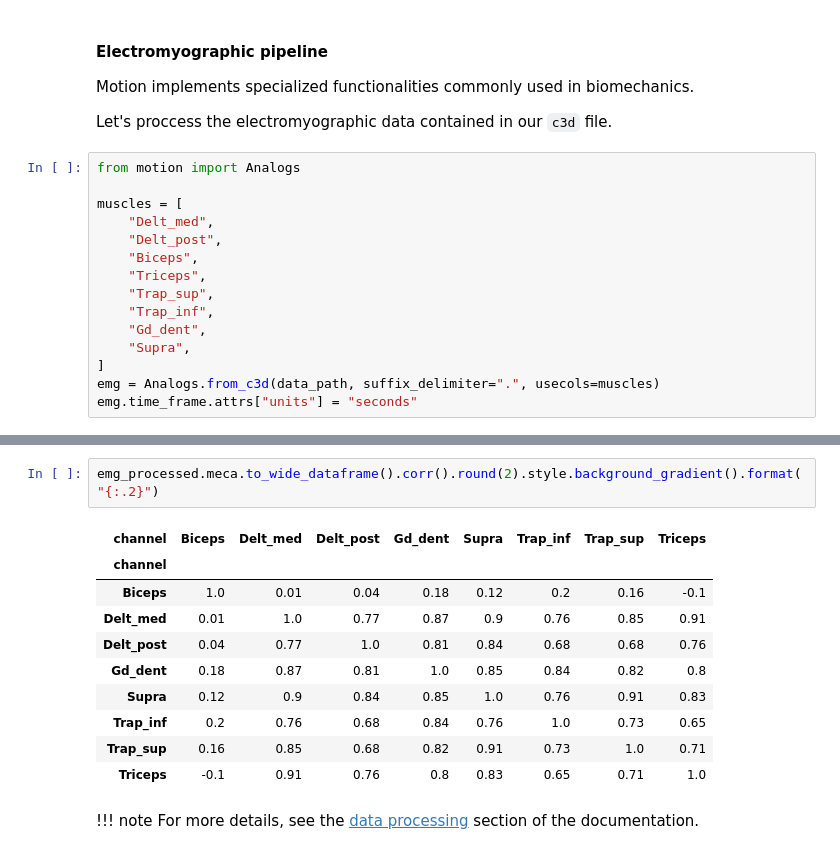
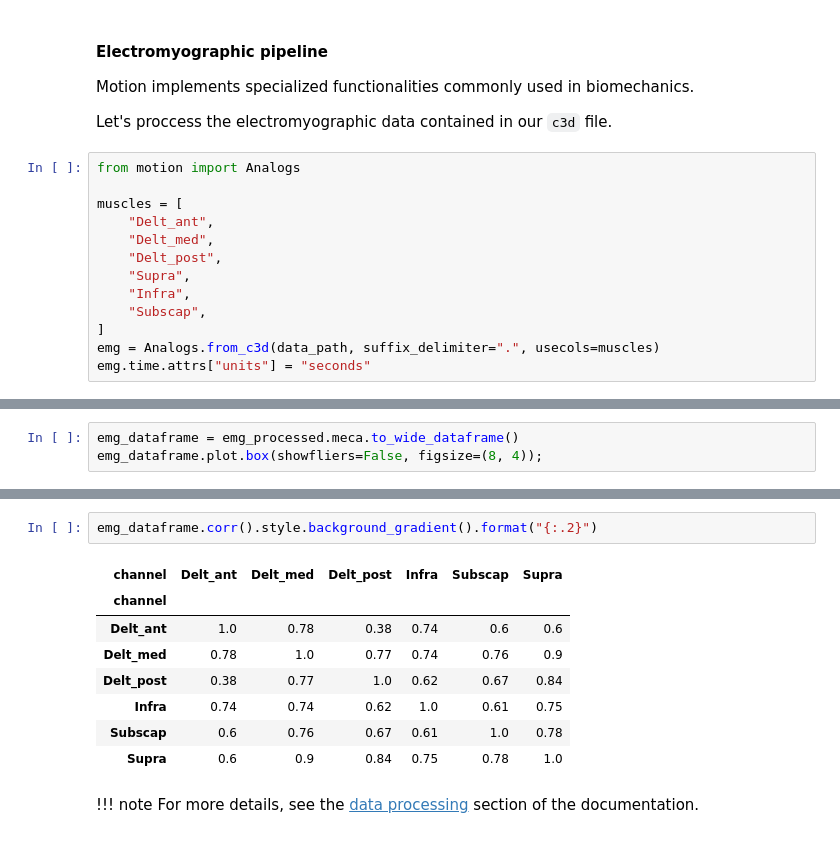
Before and after one commit to romainmartinez/motion, a Jupyter notebook: notebooks/getting-started.ipynb, the cells around one changed output, grey strips where cells are left out. Cells and saved outputs as stored; diff of their text form.

```diff
--- a/notebooks/getting-started.ipynb
+++ b/notebooks/getting-started.ipynb
@@ -410,15 +410,13 @@ Let's proccess the electromyographic data contained in our `c3d` file.
 from motion import Analogs
 
 muscles = [
+    "Delt_ant",
     "Delt_med",
     "Delt_post",
-    "Biceps",
-    "Triceps",
-    "Trap_sup",
-    "Trap_inf",
-    "Gd_dent",
     "Supra",
+    "Infra",
+    "Subscap",
 ]
 emg = Analogs.from_c3d(data_path, suffix_delimiter=".", usecols=muscles)
-emg.time_frame.attrs["units"] = "seconds"
+emg.time.attrs["units"] = "seconds"
 # %%
@@ -453,0 +450,3 @@ axes[1].set_title("EMG activation distribution");
+# %%
+emg_dataframe = emg_processed.meca.to_wide_dataframe()
+emg_dataframe.plot.box(showfliers=False, figsize=(8, 4));
@@ -454,16 +455,14 @@ axes[1].set_title("EMG activation distribution");
 # %%
-emg_processed.meca.to_wide_dataframe().corr().round(2).style.background_gradient().format("{:.2}")
+emg_dataframe.corr().style.background_gradient().format("{:.2}")
 # %% [output]
-| channel | Biceps | Delt_med | Delt_post | Gd_dent | Supra | Trap_inf | Trap_sup | Triceps |
-| channel |  |  |  |  |  |  |  |  |
-| Biceps | 1.0 | 0.01 | 0.04 | 0.18 | 0.12 | 0.2 | 0.16 | -0.1 |
-| Delt_med | 0.01 | 1.0 | 0.77 | 0.87 | 0.9 | 0.76 | 0.85 | 0.91 |
-| Delt_post | 0.04 | 0.77 | 1.0 | 0.81 | 0.84 | 0.68 | 0.68 | 0.76 |
-| Gd_dent | 0.18 | 0.87 | 0.81 | 1.0 | 0.85 | 0.84 | 0.82 | 0.8 |
-| Supra | 0.12 | 0.9 | 0.84 | 0.85 | 1.0 | 0.76 | 0.91 | 0.83 |
-| Trap_inf | 0.2 | 0.76 | 0.68 | 0.84 | 0.76 | 1.0 | 0.73 | 0.65 |
-| Trap_sup | 0.16 | 0.85 | 0.68 | 0.82 | 0.91 | 0.73 | 1.0 | 0.71 |
-| Triceps | -0.1 | 0.91 | 0.76 | 0.8 | 0.83 | 0.65 | 0.71 | 1.0 |
+| channel | Delt_ant | Delt_med | Delt_post | Infra | Subscap | Supra |
+| channel |  |  |  |  |  |  |
+| Delt_ant | 1.0 | 0.78 | 0.38 | 0.74 | 0.6 | 0.6 |
+| Delt_med | 0.78 | 1.0 | 0.77 | 0.74 | 0.76 | 0.9 |
+| Delt_post | 0.38 | 0.77 | 1.0 | 0.62 | 0.67 | 0.84 |
+| Infra | 0.74 | 0.74 | 0.62 | 1.0 | 0.61 | 0.75 |
+| Subscap | 0.6 | 0.76 | 0.67 | 0.61 | 1.0 | 0.78 |
+| Supra | 0.6 | 0.9 | 0.84 | 0.75 | 0.78 | 1.0 |
 # %% [markdown]
 !!! note
     For more details, see the [data processing](/data-processing/) section of the documentation.
```
Also changed, not shown: parts of 33 cells of this notebook, 4 other files.
